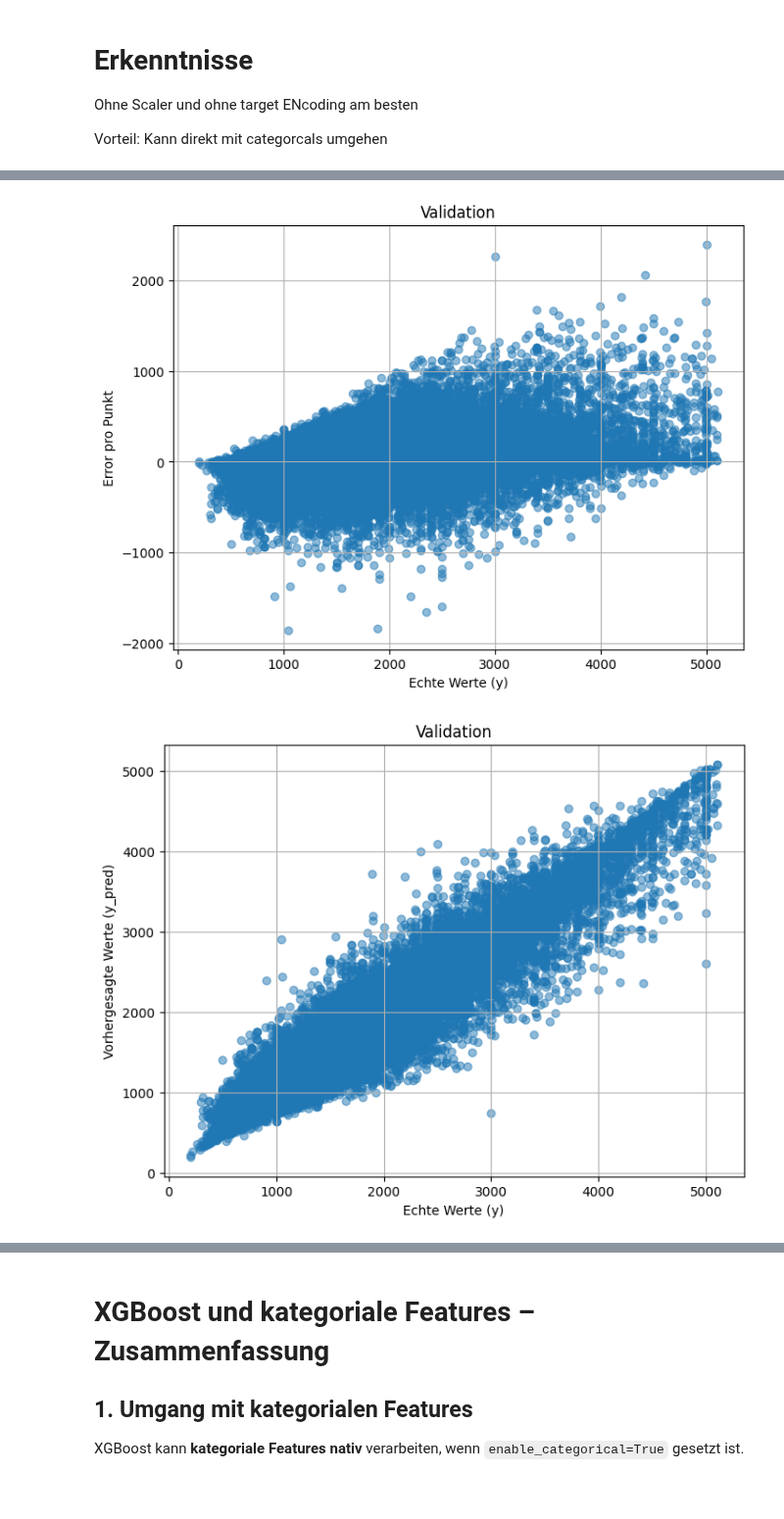
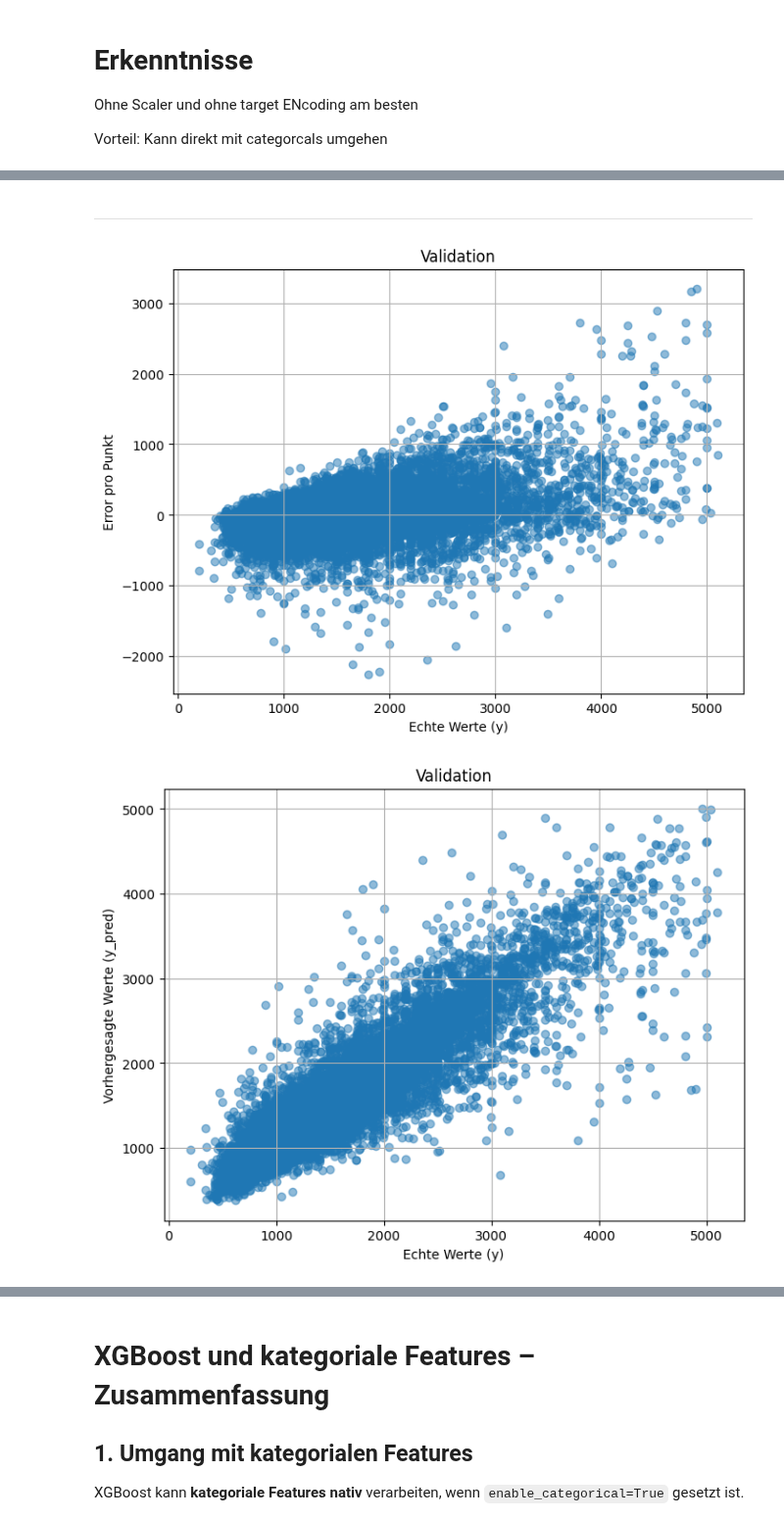
Before and after one commit to FelixFritz02/DataProject-WS-25-26, a Jupyter notebook: gradientboosting.ipynb, the cells around one changed output, grey strips where cells are left out. Shown at 98% size. Cells and saved outputs as stored; diff of their text form; code cells hidden in the pictures; blank space fills up the shorter version.

```diff
--- a/gradientboosting.ipynb
+++ b/gradientboosting.ipynb
@@ -63,7 +63,7 @@ xgb_model = xgb.XGBRegressor(
 # Hyperparameter-Grid
 xgb_params = {
     "n_estimators": [100, 200, 300],
-    "max_depth": [3, 5, 7,None],
+    "max_depth": [3, 5, 7,10,None],
     "learning_rate": [0.05, 0.1, 0.2],
     #"subsample": [0.8, 1.0],
     #"colsample_bytree": [0.8, 1.0],
@@ -72,7 +72,7 @@ xgb_params = {
     #"reg_lambda": [1, 5]    # L2 Regularisierung
 }
 
-xgb_cv = NestedCVRegressorWithTargetEncoding(xgb_model, xgb_params, encode_cols=[], scaler=None)
+xgb_cv = NestedCVRegressorWithTargetEncoding(xgb_model, xgb_params, encode_cols=[], scaler=None, outer_splits=10, inner_splits=5, random_state=42)
 
 print("Starte XGBoost Nested CV...")
 xgb_cv.run(X, y, output=True)
@@ -121,32 +197,43 @@ model_evaluation.to_pickle('benchmarking/XGBOOST.pkl')
+# %% [markdown]
+------------------------------------------------------------------------------------------------------------------------------------------
 # %%
+from sklearn.model_selection import train_test_split
+
+X_train, X_val, y_train, y_val = train_test_split(
+    X, y,
+    test_size=0.2,
+    random_state=42
+)
+
+
 best_params = {'learning_rate': 0.2, 'max_depth': 7, 'n_estimators': 300}
 xgb_final_model = xgb.XGBRegressor(
     objective='reg:squarederror', learning_rate=best_params['learning_rate'],
     max_depth=best_params['max_depth'], n_estimators=best_params['n_estimators'],
     random_state=42, n_jobs=-1, enable_categorical=True)
-xgb_final_model.fit(X, y)
+xgb_final_model.fit(X_train, y_train)
 # Vorhersagen
-y_pred = xgb_final_model.predict(X)
+y_pred = xgb_final_model.predict(X_val)
 
 import matplotlib.pyplot as plt
 # RMSE pro Punkt (Absolutfehler oder quadratischer Fehler)
-rmse_per_point = (y - y_pred)  # = |y_i - y_pred_i|
+rmse_per_point = (y_val - y_pred)  # = |y_i - y_pred_i|
 
 # Plot
 plt.figure(figsize=(8,6))
-plt.scatter(y, rmse_per_point, alpha=0.5)
+plt.scatter(y_val, rmse_per_point, alpha=0.5)
 plt.xlabel("Echte Werte (y)")
 plt.ylabel("Error pro Punkt")
 plt.title("Validation")
 plt.grid(True)
 plt.show()
 plt.figure(figsize=(8,6))
-plt.scatter(y, y_pred, alpha=0.5)
+plt.scatter(y_val, y_pred, alpha=0.5)
 plt.xlabel("Echte Werte (y)")
 plt.ylabel("Vorhergesagte Werte (y_pred)")
 plt.title("Validation")
 plt.grid(True)
 plt.show()
 # %% [output]
-[figure, old version]
+[figure, new version]
-[figure, old version]
+[figure, new version]
```
Also changed, not shown: parts of 8 cells of this notebook, 8 other files.
